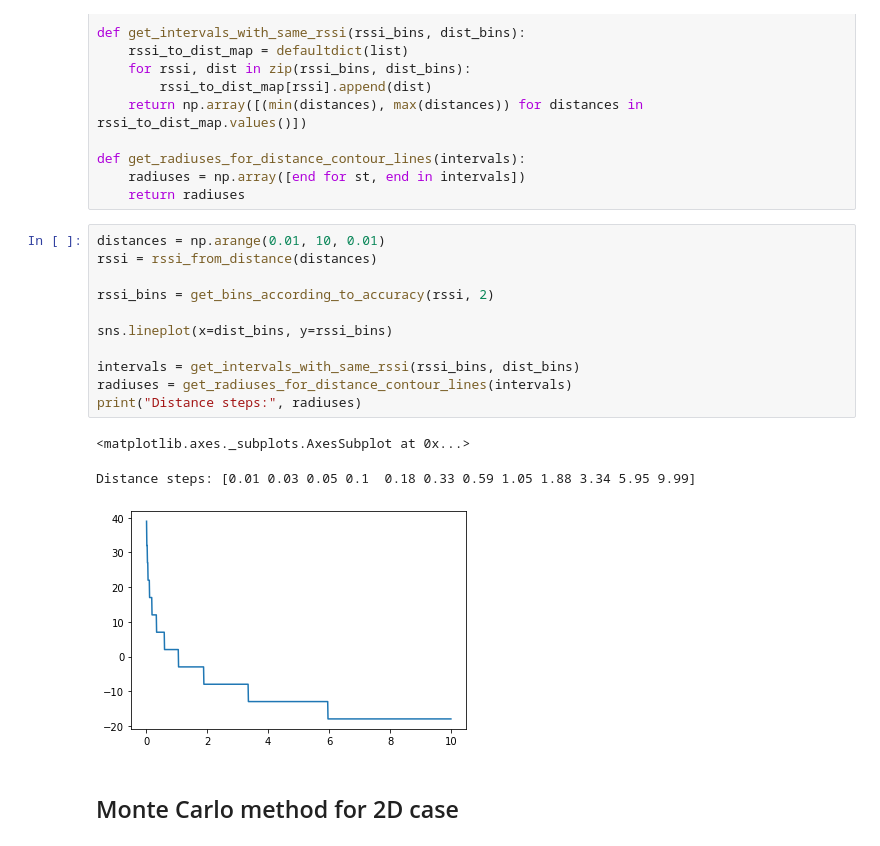
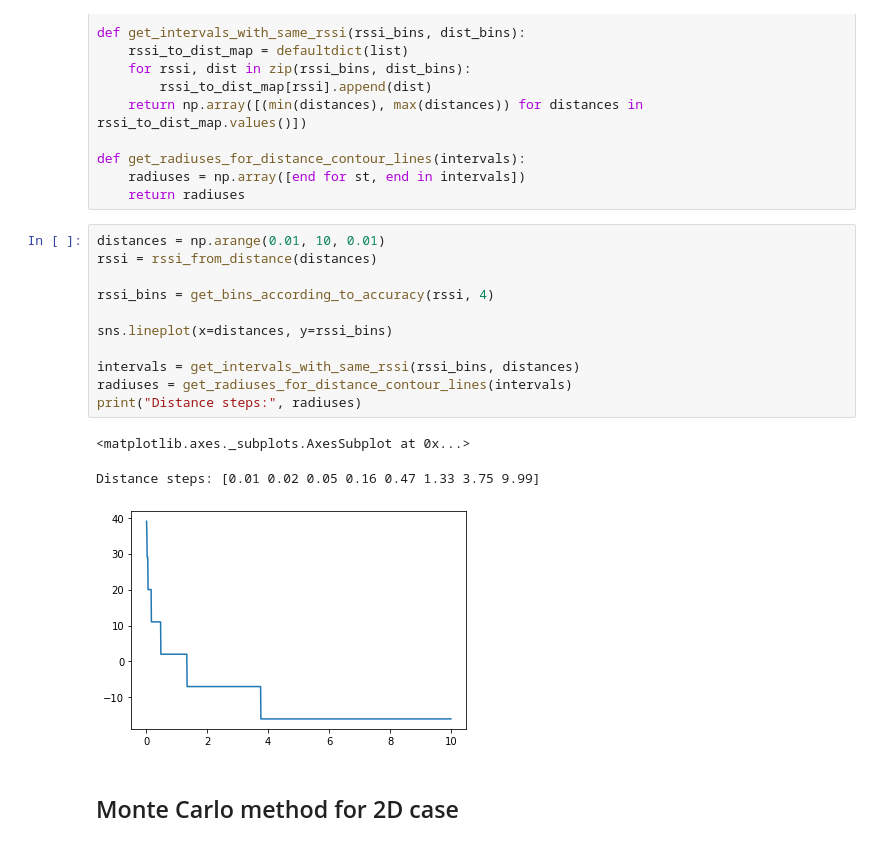
Before and after one commit to Midren/Localization, a Jupyter notebook: regression_based_approach.ipynb, the cells around one changed output. Drawn from its saved outputs; the diff is of its cells as text.

```diff
--- a/regression_based_approach.ipynb
+++ b/regression_based_approach.ipynb
@@ -89,18 +89,18 @@ def get_radiuses_for_distance_contour_lines(intervals):
 # %%
 distances = np.arange(0.01, 10, 0.01)
 rssi = rssi_from_distance(distances)
 
-rssi_bins = get_bins_according_to_accuracy(rssi, 2)
+rssi_bins = get_bins_according_to_accuracy(rssi, 4)
 
-sns.lineplot(x=dist_bins, y=rssi_bins)
+sns.lineplot(x=distances, y=rssi_bins)
 
-intervals = get_intervals_with_same_rssi(rssi_bins, dist_bins)
+intervals = get_intervals_with_same_rssi(rssi_bins, distances)
 radiuses = get_radiuses_for_distance_contour_lines(intervals)
 print("Distance steps:", radiuses)
 # %% [output]
 <matplotlib.axes._subplots.AxesSubplot at 0x...>
-Distance steps: [0.01 0.03 0.05 0.1  0.18 0.33 0.59 1.05 1.88 3.34 5.95 9.99]
+Distance steps: [0.01 0.02 0.05 0.16 0.47 1.33 3.75 9.99]
-[figure, old version]
+[figure, new version]
 # %% [markdown]
 ## Monte Carlo method for 2D case
 # %%
```
